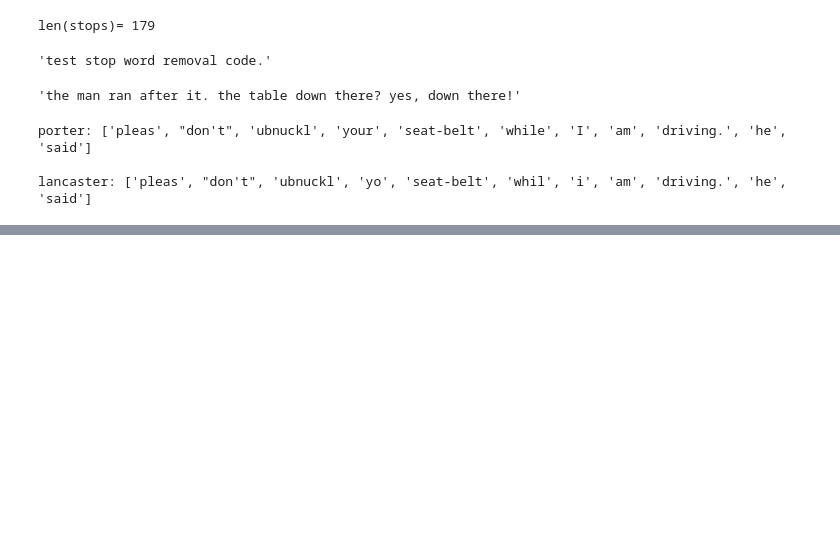
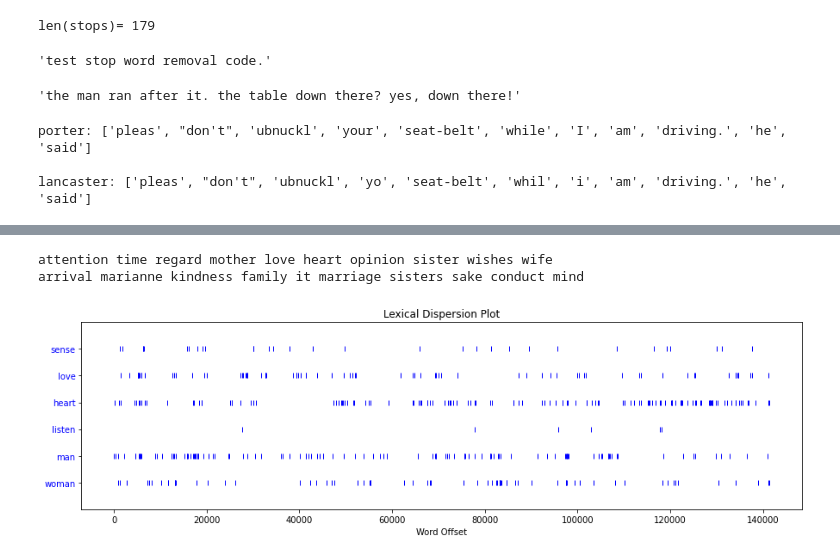
Before and after one commit to saarhaber/NLP, a Jupyter notebook: IntroToClassicNlp.ipynb, the cells around one changed output, grey strips where cells are left out. Saved outputs shown, nothing was run; the diff lists cells and outputs as text; code cells hidden in the pictures; blank space fills up the shorter version.

```diff
--- a/IntroToClassicNlp.ipynb
+++ b/IntroToClassicNlp.ipynb
@@ -152,0 +258,13 @@ lancaster: ['pleas', "don't", 'ubnuckl', 'yo', 'seat-belt', 'whil', 'i', 'am', '
+# %%
+sas.similar("affection")
+# %% [output]
+attention time regard mother love heart opinion sister wishes wife
+arrival marianne kindness family it marriage sisters sake conduct mind
+# %%
+import matplotlib.pyplot as plt
+plt.figure(figsize=(15,4))
+
+#look at words as they appear over time in the book
+sas.dispersion_plot(["sense", "love", "heart", "listen", "man", "woman"])
+# %% [output]
+[figure, added]
```
Also changed, not shown: parts of 6 cells of this notebook.
